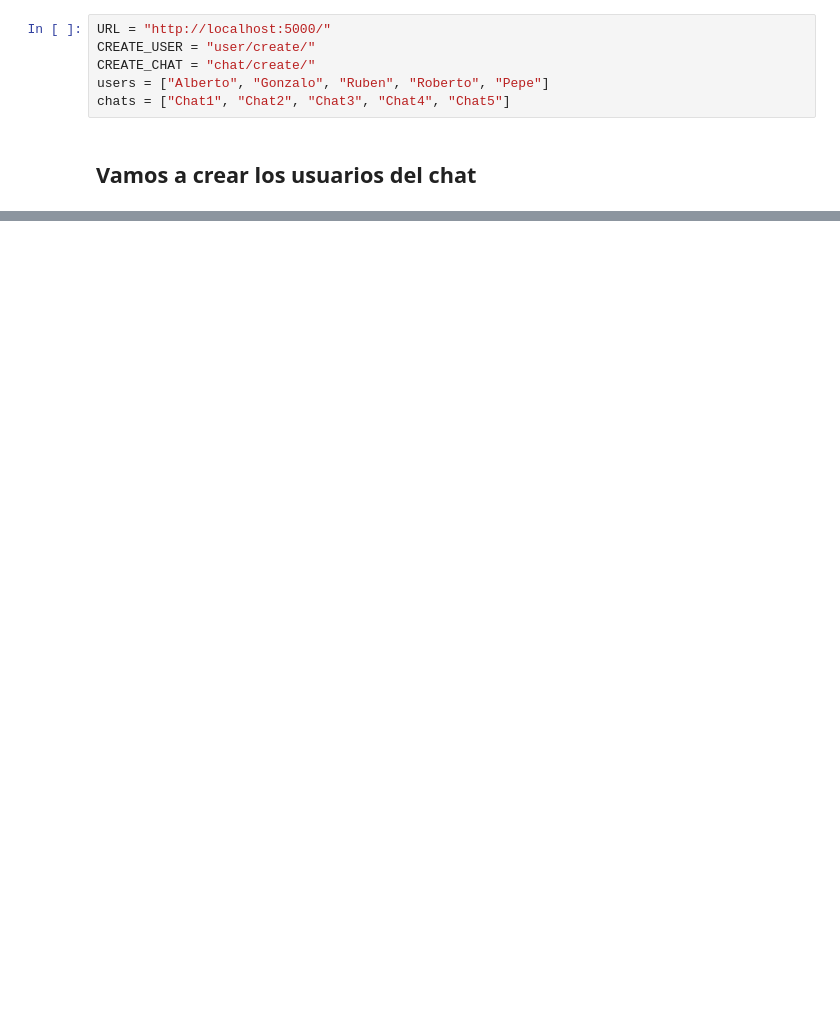
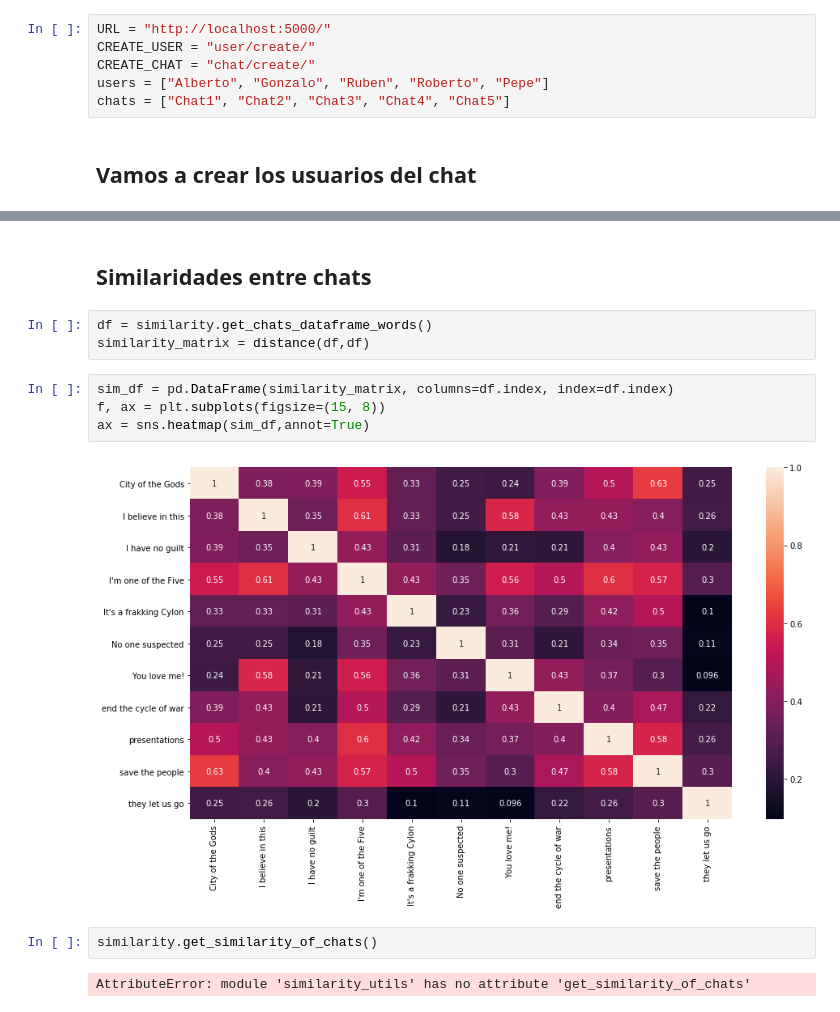
Before and after one commit to jmpchamizo/sentiment-analysis, a Jupyter notebook: src/main.ipynb, the cells around one changed output, grey strips where cells are left out. Drawn from its saved outputs; the diff is of its cells as text; blank space fills up the shorter version.

```diff
--- a/src/main.ipynb
+++ b/src/main.ipynb
@@ -54,0 +98,15 @@ message_id
+# %% [markdown]
+## Similaridades entre chats
+# %%
+df = similarity.get_chats_dataframe_words()
+similarity_matrix = distance(df,df)
+# %%
+sim_df = pd.DataFrame(similarity_matrix, columns=df.index, index=df.index)
+f, ax = plt.subplots(figsize=(15, 8))
+ax = sns.heatmap(sim_df,annot=True)
+# %% [output]
+[figure, added]
+# %%
+similarity.get_similarity_of_chats()
+# %% [output]
+AttributeError: module 'similarity_utils' has no attribute 'get_similarity_of_chats'
```
Also changed, not shown: parts of 19 cells of this notebook, 15 other files.
